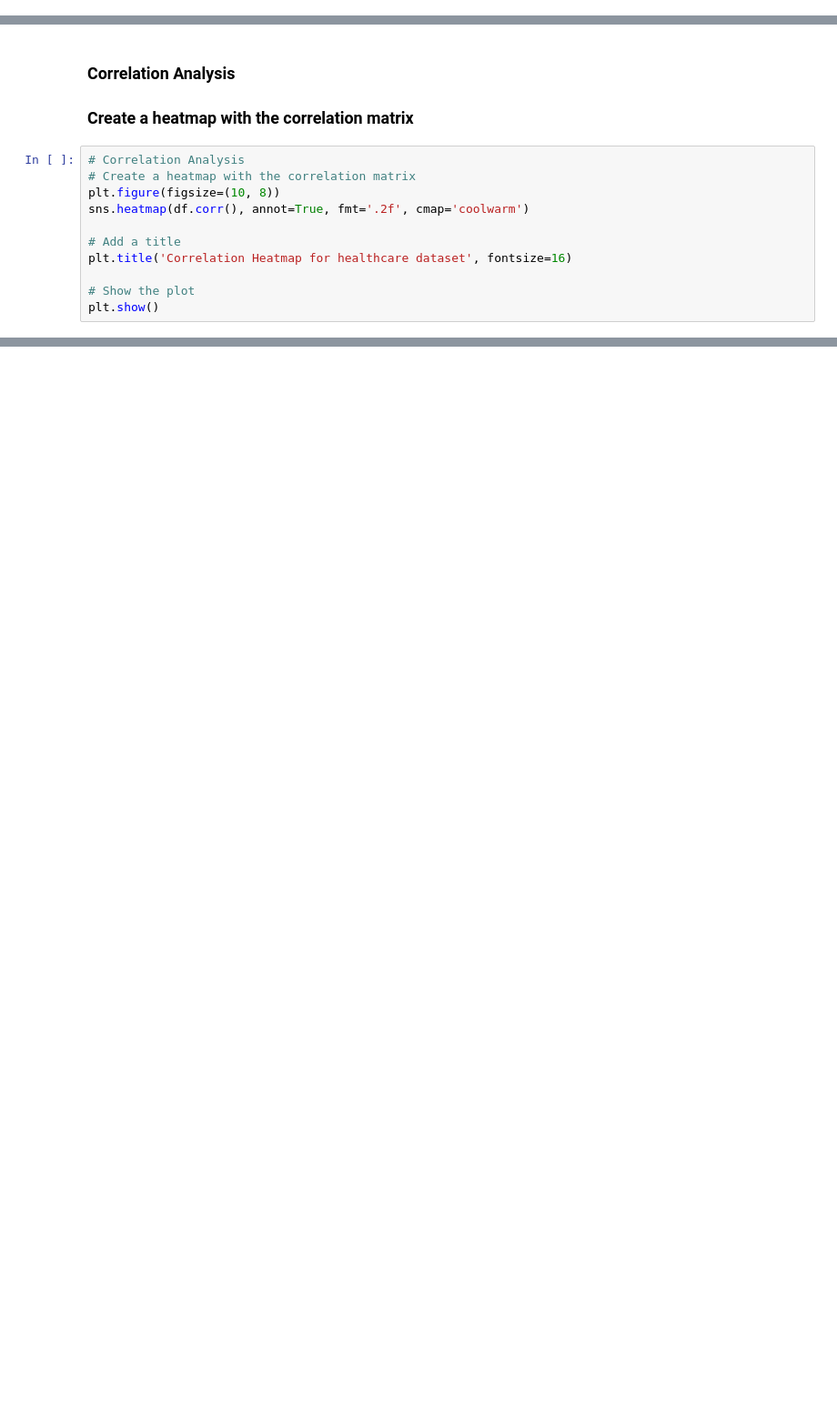
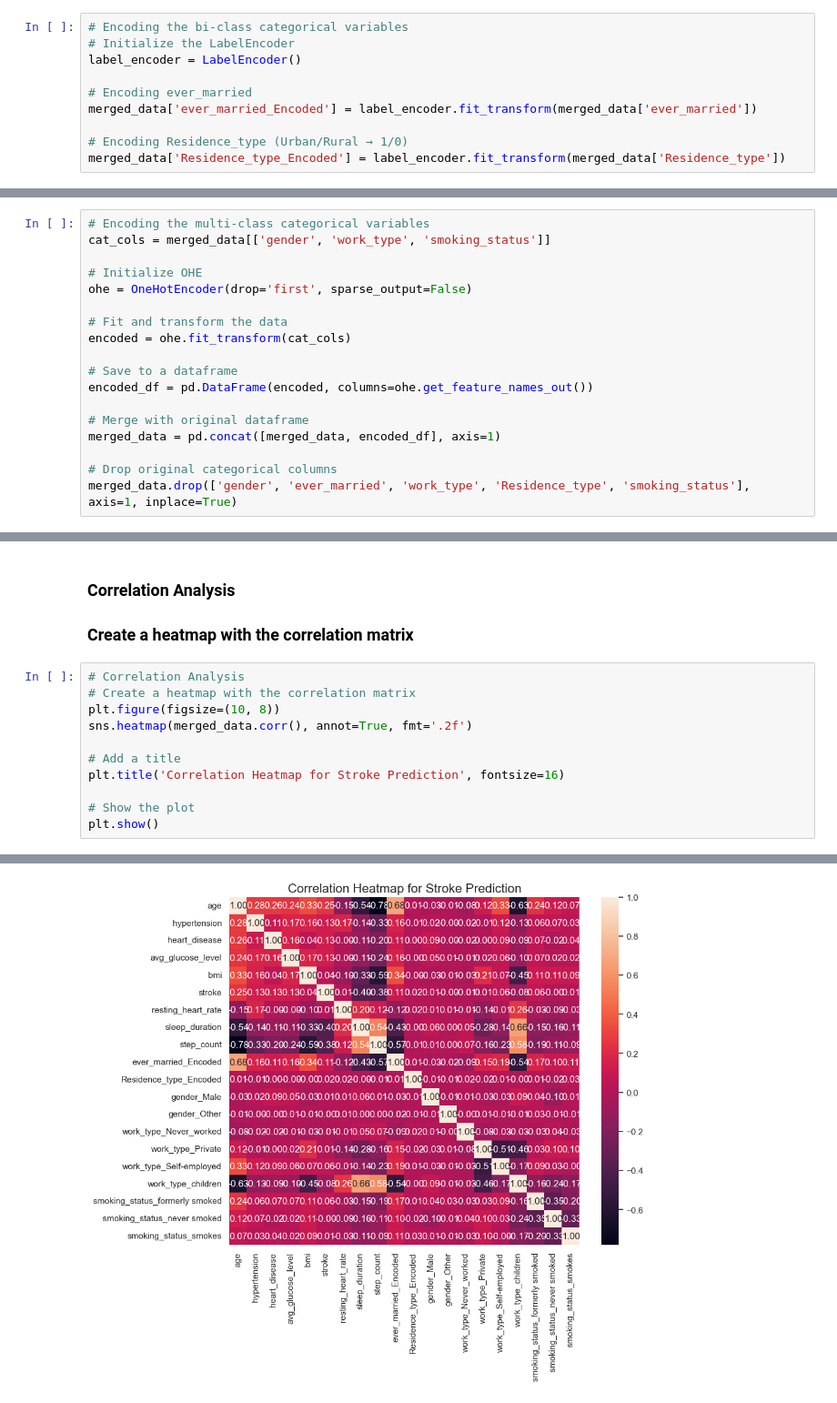
Before and after one commit to Gtalen/PFDA, a Jupyter notebook: pfda_project/stroke_prediction.ipynb, the cells around one changed output, grey strips where cells are left out. Shown at 91% size. Saved outputs shown, nothing was run; the diff lists cells and outputs as text; blank space fills up the shorter version.

```diff
--- a/pfda_project/stroke_prediction.ipynb
+++ b/pfda_project/stroke_prediction.ipynb
@@ -604,0 +640,10 @@ Use a pair plot to visualize relationships between all continuous variables in t
+# %%
+# Encoding the bi-class categorical variables
+# Initialize the LabelEncoder
+label_encoder = LabelEncoder()
+
+# Encoding ever_married
+merged_data['ever_married_Encoded'] = label_encoder.fit_transform(merged_data['ever_married'])
+
+# Encoding Residence_type (Urban/Rural → 1/0)
+merged_data['Residence_type_Encoded'] = label_encoder.fit_transform(merged_data['Residence_type'])
@@ -604,0 +663,18 @@ Use a pair plot to visualize relationships between all continuous variables in t
+# %%
+# Encoding the multi-class categorical variables
+cat_cols = merged_data[['gender', 'work_type', 'smoking_status']]
+
+# Initialize OHE
+ohe = OneHotEncoder(drop='first', sparse_output=False)
+
+# Fit and transform the data
+encoded = ohe.fit_transform(cat_cols)
+
+# Save to a dataframe
+encoded_df = pd.DataFrame(encoded, columns=ohe.get_feature_names_out())
+
+# Merge with original dataframe
+merged_data = pd.concat([merged_data, encoded_df], axis=1)
+
+# Drop original categorical columns
+merged_data.drop(['gender', 'ever_married', 'work_type', 'Residence_type', 'smoking_status'], axis=1, inplace=True)
@@ -609,10 +694,10 @@ Use a pair plot to visualize relationships between all continuous variables in t
 # Correlation Analysis
 # Create a heatmap with the correlation matrix
 plt.figure(figsize=(10, 8))
-sns.heatmap(df.corr(), annot=True, fmt='.2f', cmap='coolwarm')
+sns.heatmap(merged_data.corr(), annot=True, fmt='.2f')
 
 # Add a title
-plt.title('Correlation Heatmap for healthcare dataset', fontsize=16)
+plt.title('Correlation Heatmap for Stroke Prediction', fontsize=16)
 
 # Show the plot
 plt.show()
@@ -621,0 +705 @@ ValueError: could not convert string to float: 'Male'
+[figure, added]
```
Also changed, not shown: parts of 26 cells of this notebook.
